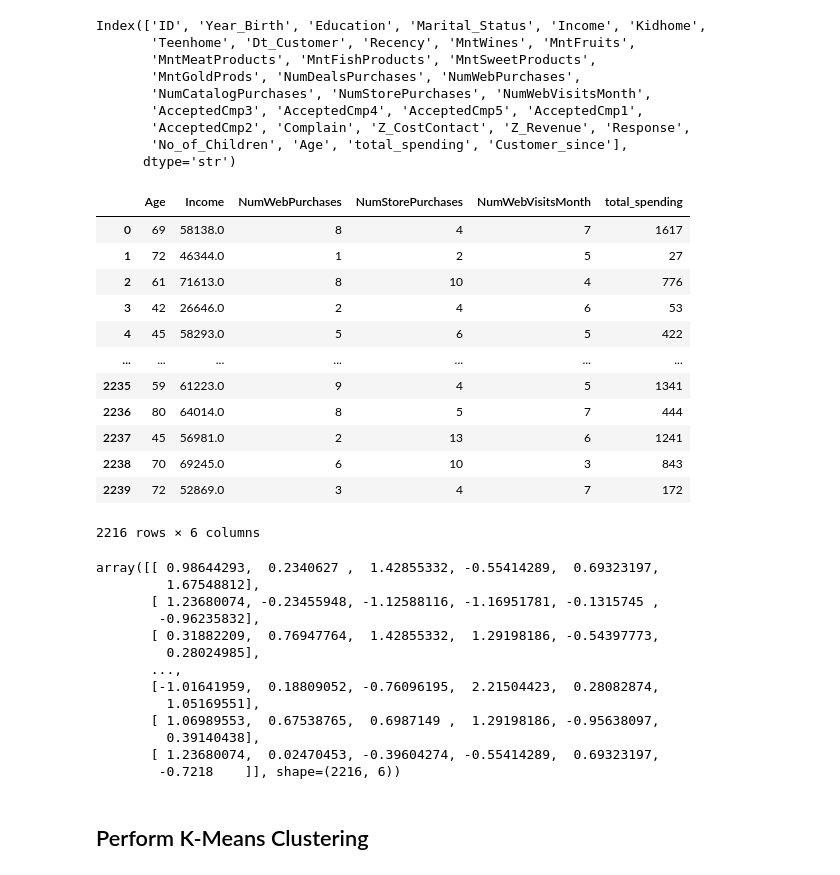
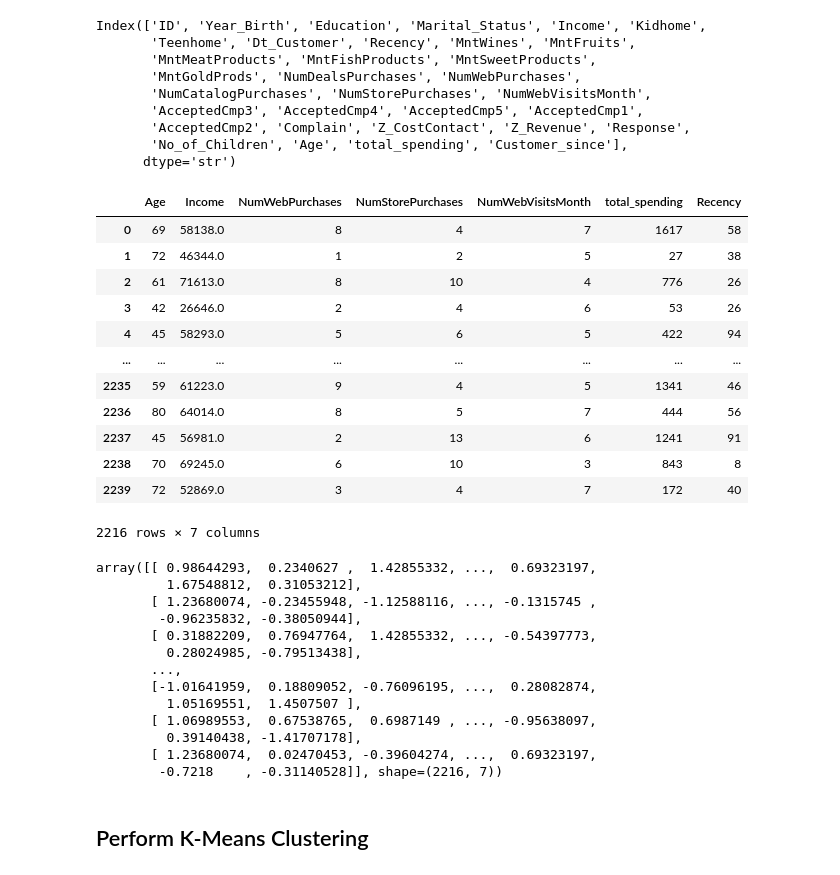
Before and after one commit to LeviNjoroge/Customer_Segmentation_Clustering_P1, a Jupyter notebook: Customer_segmentation_1.ipynb, the cells around one changed output. Saved outputs shown, nothing was run; the diff lists cells and outputs as text; code cells hidden in the pictures.

```diff
--- a/Customer_segmentation_1.ipynb
+++ b/Customer_segmentation_1.ipynb
@@ -247,27 +247,27 @@ Index(['ID', 'Year_Birth', 'Education', 'Marital_Status', 'Income', 'Kidhome',
 # %%
 Age, Income, NumWebPurchases, NumStorePurchases, NumWebVisitsMonth, total_spending, Customer_since
 # %%
-features = ["Age", "Income", "NumWebPurchases", "NumStorePurchases", "NumWebVisitsMonth", "total_spending"]
+features = ["Age", "Income", "NumWebPurchases", "NumStorePurchases", "NumWebVisitsMonth", "total_spending", "Recency"]
 
 df = df.dropna()
 
 X = df[features].copy()
 
 X
 # %% [output]
-|  | Age | Income | NumWebPurchases | NumStorePurchases | NumWebVisitsMonth | total_spending |
-| 0 | 69 | 58138.0 | 8 | 4 | 7 | 1617 |
-| 1 | 72 | 46344.0 | 1 | 2 | 5 | 27 |
-| 2 | 61 | 71613.0 | 8 | 10 | 4 | 776 |
-| 3 | 42 | 26646.0 | 2 | 4 | 6 | 53 |
-| 4 | 45 | 58293.0 | 5 | 6 | 5 | 422 |
-| ... | ... | ... | ... | ... | ... | ... |
-| 2235 | 59 | 61223.0 | 9 | 4 | 5 | 1341 |
-| 2236 | 80 | 64014.0 | 8 | 5 | 7 | 444 |
-| 2237 | 45 | 56981.0 | 2 | 13 | 6 | 1241 |
-| 2238 | 70 | 69245.0 | 6 | 10 | 3 | 843 |
-| 2239 | 72 | 52869.0 | 3 | 4 | 7 | 172 |
+|  | Age | Income | NumWebPurchases | NumStorePurchases | NumWebVisitsMonth | total_spending | Recency |
+| 0 | 69 | 58138.0 | 8 | 4 | 7 | 1617 | 58 |
+| 1 | 72 | 46344.0 | 1 | 2 | 5 | 27 | 38 |
+| 2 | 61 | 71613.0 | 8 | 10 | 4 | 776 | 26 |
+| 3 | 42 | 26646.0 | 2 | 4 | 6 | 53 | 26 |
+| 4 | 45 | 58293.0 | 5 | 6 | 5 | 422 | 94 |
+| ... | ... | ... | ... | ... | ... | ... | ... |
+| 2235 | 59 | 61223.0 | 9 | 4 | 5 | 1341 | 46 |
+| 2236 | 80 | 64014.0 | 8 | 5 | 7 | 444 | 56 |
+| 2237 | 45 | 56981.0 | 2 | 13 | 6 | 1241 | 91 |
+| 2238 | 70 | 69245.0 | 6 | 10 | 3 | 843 | 8 |
+| 2239 | 72 | 52869.0 | 3 | 4 | 7 | 172 | 40 |
-2216 rows × 6 columns
+2216 rows × 7 columns
 # %%
 # do some preprocessing
 
@@ -279,19 +279,19 @@ X_scaled = scaler.fit_transform(X)
 
 X_scaled
 # %% [output]
-array([[ 0.98644293,  0.2340627 ,  1.42855332, -0.55414289,  0.69323197,
-         1.67548812],
-       [ 1.23680074, -0.23455948, -1.12588116, -1.16951781, -0.1315745 ,
-        -0.96235832],
-       [ 0.31882209,  0.76947764,  1.42855332,  1.29198186, -0.54397773,
-         0.28024985],
+array([[ 0.98644293,  0.2340627 ,  1.42855332, ...,  0.69323197,
+         1.67548812,  0.31053212],
+       [ 1.23680074, -0.23455948, -1.12588116, ..., -0.1315745 ,
+        -0.96235832, -0.38050944],
+       [ 0.31882209,  0.76947764,  1.42855332, ..., -0.54397773,
+         0.28024985, -0.79513438],
        ...,
-       [-1.01641959,  0.18809052, -0.76096195,  2.21504423,  0.28082874,
-         1.05169551],
-       [ 1.06989553,  0.67538765,  0.6987149 ,  1.29198186, -0.95638097,
-         0.39140438],
-       [ 1.23680074,  0.02470453, -0.39604274, -0.55414289,  0.69323197,
-        -0.7218    ]], shape=(2216, 6))
+       [-1.01641959,  0.18809052, -0.76096195, ...,  0.28082874,
+         1.05169551,  1.4507507 ],
+       [ 1.06989553,  0.67538765,  0.6987149 , ..., -0.95638097,
+         0.39140438, -1.41707178],
+       [ 1.23680074,  0.02470453, -0.39604274, ...,  0.69323197,
+        -0.7218    , -0.31140528]], shape=(2216, 7))
 # %% [markdown]
 ## Perform K-Means Clustering
 # %% [markdown]
```
Also changed, not shown: parts of 3 cells of this notebook, 2 other files.
